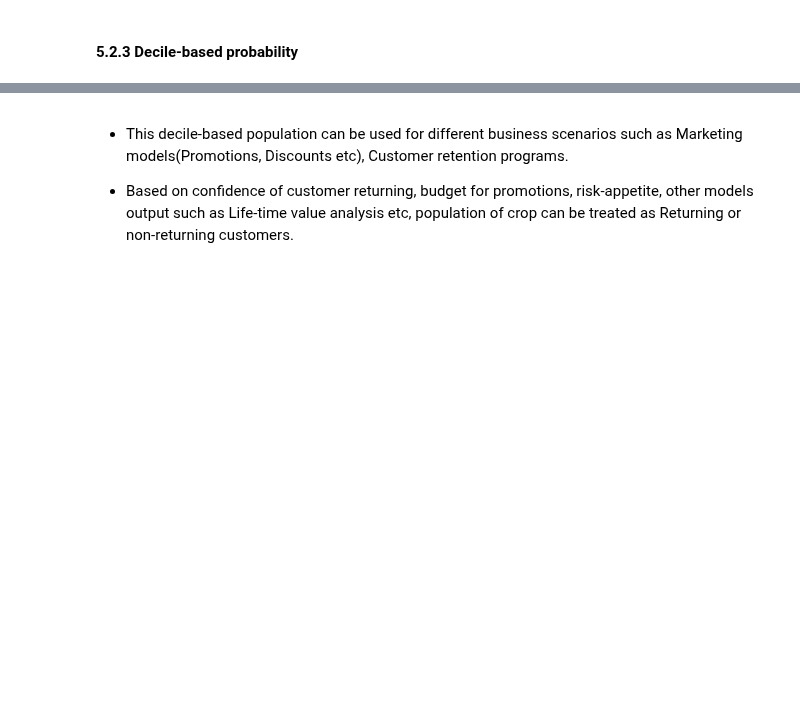
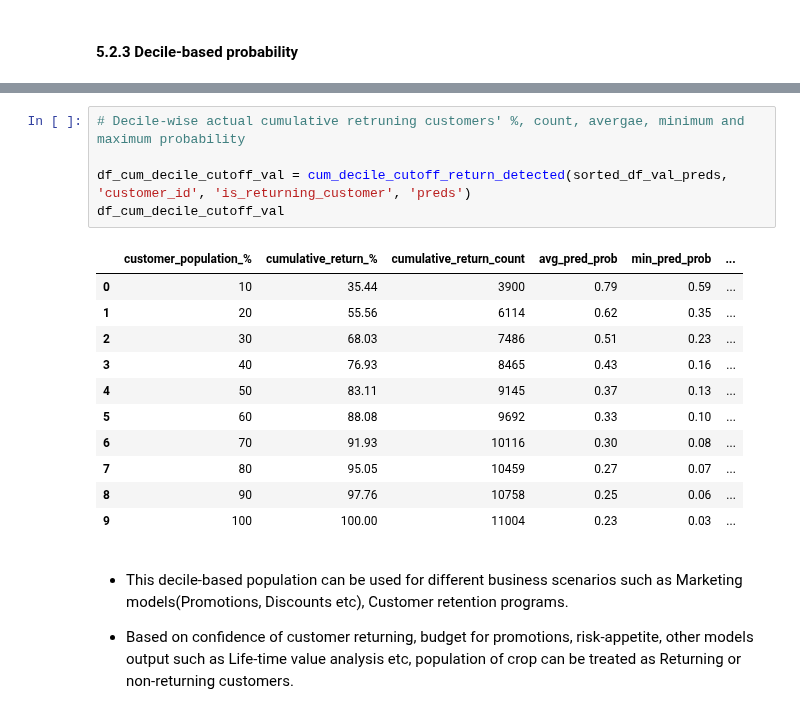
Before and after one commit to ashutosh3060/returning-customer-prediction, a Jupyter notebook: eda_model_build.ipynb, the cells around one changed output, grey strips where cells are left out. Saved outputs shown, nothing was run; the diff lists cells and outputs as text; blank space fills up the shorter version.

```diff
--- a/eda_model_build.ipynb
+++ b/eda_model_build.ipynb
@@ -1091,3 +1108,20 @@ Index(['customer_id', 'first_order_before', 'last_order_before',
+# %%
+# Decile-wise actual cumulative retruning customers' %, count, avergae, minimum and maximum probability
+
+df_cum_decile_cutoff_val = cum_decile_cutoff_return_detected(sorted_df_val_preds, 'customer_id', 'is_returning_customer', 'preds')
+df_cum_decile_cutoff_val
+# %% [output]
+|  | customer_population_% | cumulative_return_% | cumulative_return_count | avg_pred_prob | min_pred_prob | ... |
+| 0 | 10 | 35.44 | 3900 | 0.79 | 0.59 | ... |
+| 1 | 20 | 55.56 | 6114 | 0.62 | 0.35 | ... |
+| 2 | 30 | 68.03 | 7486 | 0.51 | 0.23 | ... |
+| 3 | 40 | 76.93 | 8465 | 0.43 | 0.16 | ... |
+| 4 | 50 | 83.11 | 9145 | 0.37 | 0.13 | ... |
+| 5 | 60 | 88.08 | 9692 | 0.33 | 0.10 | ... |
+| 6 | 70 | 91.93 | 10116 | 0.30 | 0.08 | ... |
+| 7 | 80 | 95.05 | 10459 | 0.27 | 0.07 | ... |
+| 8 | 90 | 97.76 | 10758 | 0.25 | 0.06 | ... |
+| 9 | 100 | 100.00 | 11004 | 0.23 | 0.03 | ... |
 # %% [markdown]
 * This decile-based population can be used for different business scenarios such as Marketing models(Promotions, Discounts etc), Customer retention programs.
 
```
Also changed, not shown: parts of 3 cells of this notebook.
